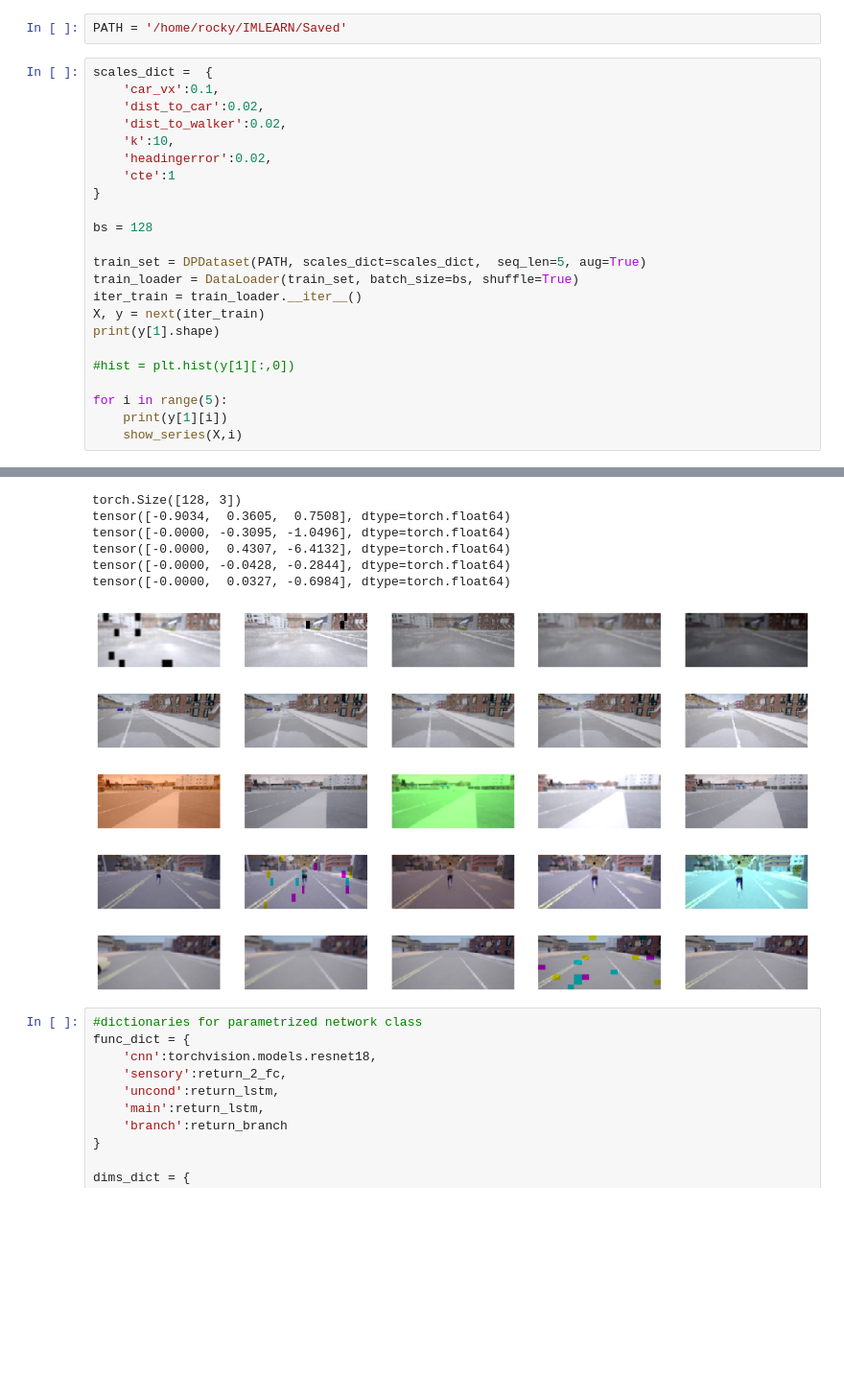
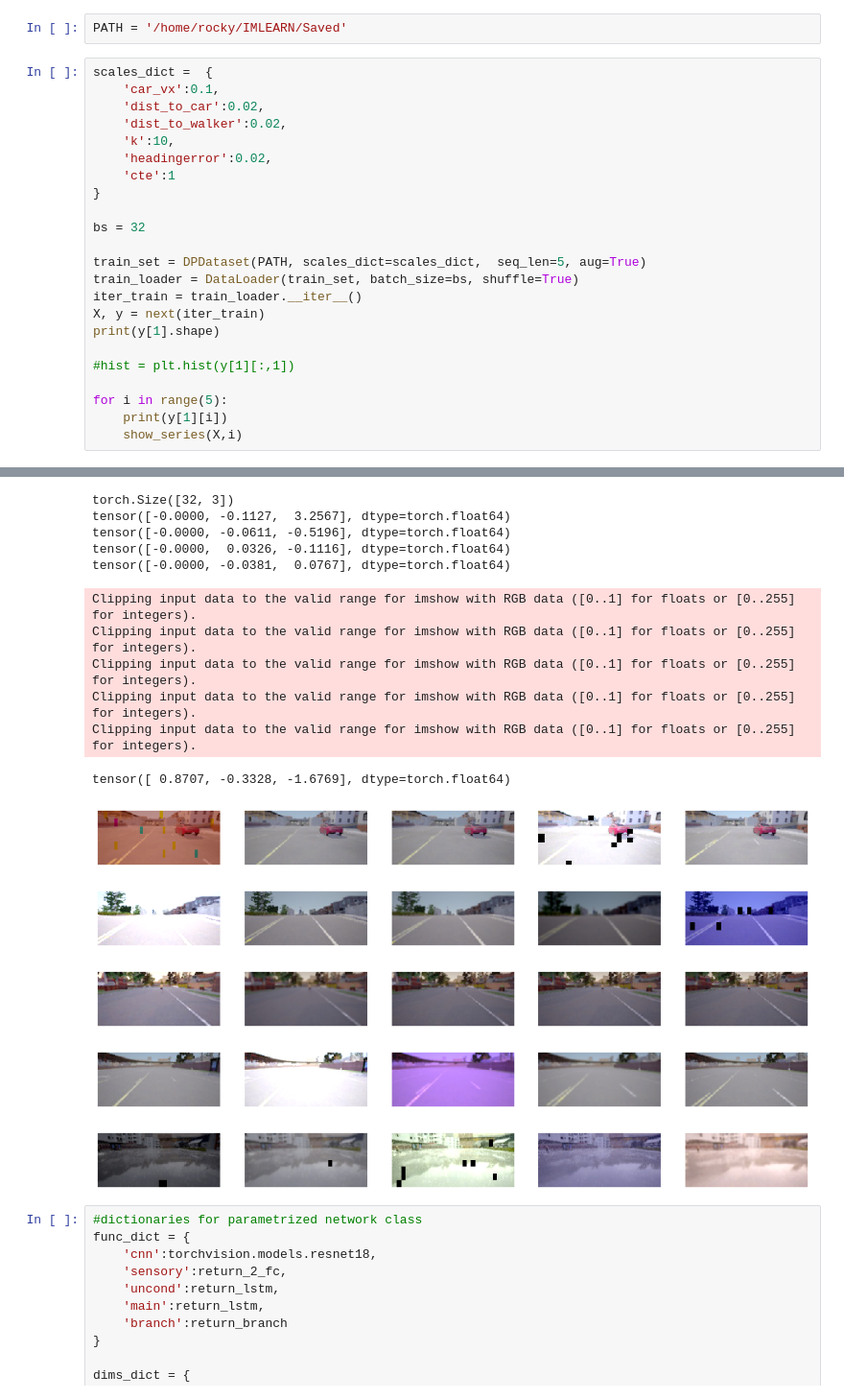
Before and after one commit to rockyyliang/directper, a Jupyter notebook: direct_perception.ipynb, the cells around one changed output, grey strips where cells are left out. Shown: that part at 96% size. Saved outputs shown, nothing was run; the diff lists cells and outputs as text; blank space fills up the shorter version.

```diff
--- a/direct_perception.ipynb
+++ b/direct_perception.ipynb
@@ -28,7 +28,7 @@ scales_dict =  {
     'cte':1
 }
 
-bs = 128
+bs = 32
 
 train_set = DPDataset(PATH, scales_dict=scales_dict,  seq_len=5, aug=True)
 train_loader = DataLoader(train_set, batch_size=bs, shuffle=True)
@@ -36,7 +36,7 @@ iter_train = train_loader.__iter__()
 X, y = next(iter_train)
 print(y[1].shape)
 
-#hist = plt.hist(y[1][:,0])
+#hist = plt.hist(y[1][:,1])
 
 for i in range(5):
     print(y[1][i])
@@ -55,14 +51,19 @@ Clipping input data to the valid range for imshow with RGB data ([0..1] for floa
-torch.Size([128, 3])
-tensor([-0.9034,  0.3605,  0.7508], dtype=torch.float64)
-tensor([-0.0000, -0.3095, -1.0496], dtype=torch.float64)
-tensor([-0.0000,  0.4307, -6.4132], dtype=torch.float64)
-tensor([-0.0000, -0.0428, -0.2844], dtype=torch.float64)
-tensor([-0.0000,  0.0327, -0.6984], dtype=torch.float64)
+torch.Size([32, 3])
+tensor([-0.0000, -0.1127,  3.2567], dtype=torch.float64)
+tensor([-0.0000, -0.0611, -0.5196], dtype=torch.float64)
+tensor([-0.0000,  0.0326, -0.1116], dtype=torch.float64)
+tensor([-0.0000, -0.0381,  0.0767], dtype=torch.float64)
+Clipping input data to the valid range for imshow with RGB data ([0..1] for floats or [0..255] for integers).
+Clipping input data to the valid range for imshow with RGB data ([0..1] for floats or [0..255] for integers).
+Clipping input data to the valid range for imshow with RGB data ([0..1] for floats or [0..255] for integers).
+Clipping input data to the valid range for imshow with RGB data ([0..1] for floats or [0..255] for integers).
+Clipping input data to the valid range for imshow with RGB data ([0..1] for floats or [0..255] for integers).
+tensor([ 0.8707, -0.3328, -1.6769], dtype=torch.float64)
-[figure, old version]
+[figure, new version]
-[figure, old version]
+[figure, new version]
-[figure, old version]
+[figure, new version]
-[figure, old version]
+[figure, new version]
-[figure, old version]
+[figure, new version]
 # %%
 #dictionaries for parametrized network class
 func_dict = {
```
Also changed, not shown: parts of 4 cells of this notebook.
